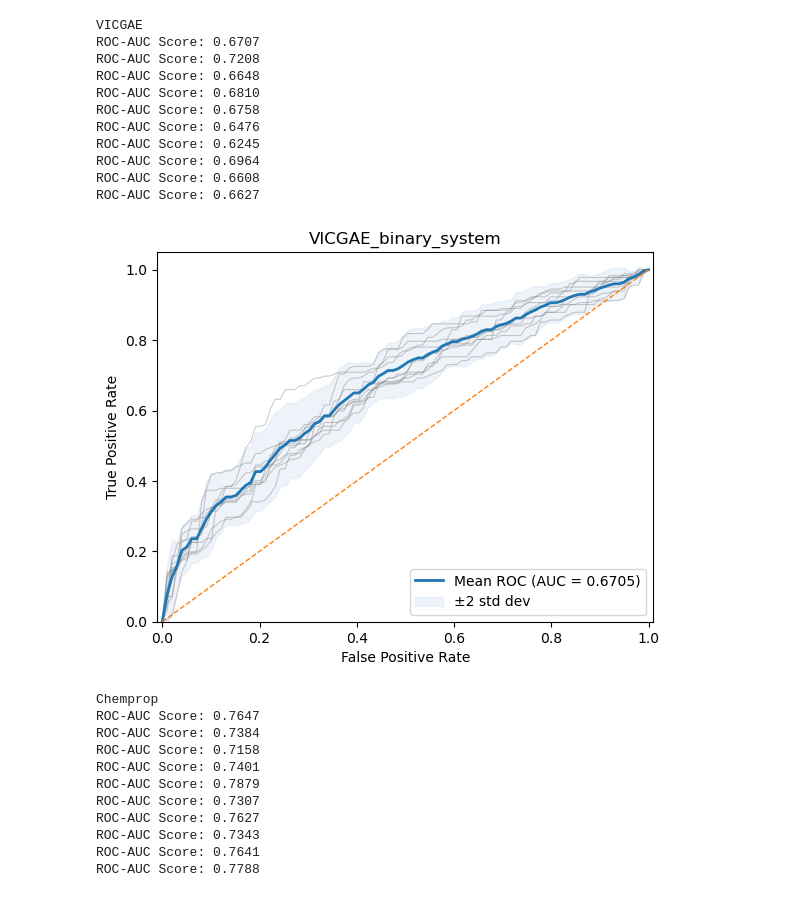
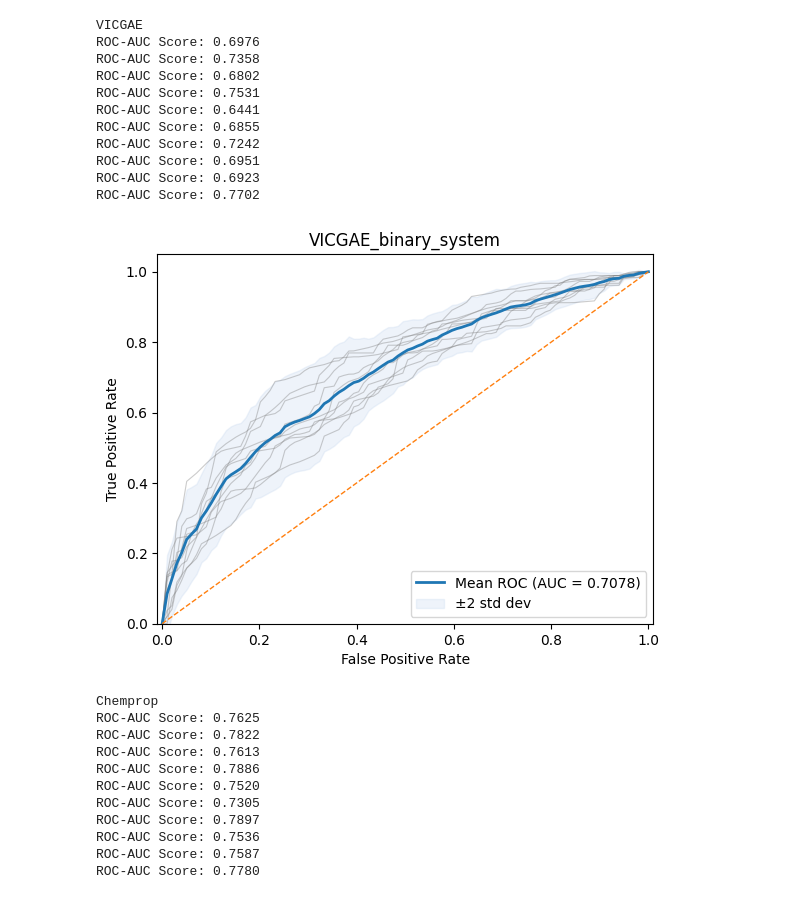
Before and after one commit to mfbliposome/AmphiFoundation, a Jupyter notebook: code/notebooks/Model_comparison1.ipynb, the cells around one changed output. Cells and saved outputs as stored; diff of their text form; code cells hidden in the pictures.

```diff
--- a/code/notebooks/Model_comparison1.ipynb
+++ b/code/notebooks/Model_comparison1.ipynb
@@ -24,19 +21,23 @@ df03 = pd.read_csv('df_total_amphiphiles_baseline_20250710.csv')
 # %%
+# Baseline
+df01 = pd.read_csv('df_total_surfactants_baseline_20250711.csv')
+df02 = pd.read_csv('df_total_binary_baseline_log_20250930.csv')
+df03 = pd.read_csv('df_total_amphiphiles_baseline_20250710.csv')
 # VICGAE
 df11 = pd.read_csv('df_total_surfactants_VICGAE_20250707.csv')
-df12 = pd.read_csv('df_total_binary_VICGAE_20250707.csv')
+df12 = pd.read_csv('df_total_binary_VICGAE_log_20250930.csv')
 df13 = pd.read_csv('df_total_amphiphiles_VICGAE_20250707.csv')
 # Chemprop
 df21 = pd.read_csv('df_total_surfactants_chemprop_20250707.csv')
-df22 = pd.read_csv('df_total_binary_chemprop_20250707.csv')
+df22 = pd.read_csv('df_total_binary_chemprop_log_20250930.csv')
 df23 = pd.read_csv('df_total_amphiphiles_chemprop_20250707.csv')
 # Chemeleon
 df31 = pd.read_csv('df_total_surfactants_chemeleon_20250707.csv')
-df32 = pd.read_csv('df_total_binary_chemeleon_20250707.csv')
+df32 = pd.read_csv('df_total_binary_chemeleon_log_20250930.csv')
 df33 = pd.read_csv('df_total_amphiphiles_chemleon_20250702.csv')
 # SMI-TED
 df41 = pd.read_csv('df_total_surfactants_smi-ted_20250709.csv')
-df42 = pd.read_csv('df_total_20250501.csv')
+df42 = pd.read_csv('df_total_binary_SMI-TED_log_20250930.csv')
 df43 = pd.read_csv('df_total_amphiphiles_smi-ted_20250709.csv')
 # %%
 # For surfactants data
@@ -47,8 +48,8 @@ results_dict1 = {}
 
 for df, model in zip(dfs, model_type):
     print(model)
-    results_df = evaluate_model_performance_regression(df, data_type='surfactants', model_type=model)
+    results_df = evaluate_model_performance_regression_no_normalization(df, data_type='surfactants', model_type=model)
     results_dict1[model] = results_df
-    visualize_latent_space(df, data_type='surfactants', model_type=model)
+    # visualize_latent_space(df, data_type='surfactants', model_type=model)
 # %% [output]
 Baseline
@@ -136,8 +114,8 @@ results_dict2 = {}
 
 for df, model in zip(dfs, model_type):
     print(model)
-    results_df = evaluate_model_performance(df, label_col = 'miscibility', data_type='binary_system', model_type=model)
+    results_df = evaluate_model_performance_d(df, label_col = 'miscibility', data_type='binary_system', model_type=model, save_plot_name='log_weight', output_csv_name='log_weight')
     results_dict2[model] = results_df
-    visualize_latent_space(df, data_type='binary_system', model_type=model)
+    # visualize_latent_space(df, data_type='binary_system', model_type=model)
 # %% [output]
 Baseline
@@ -155,23 +133,23 @@ ROC-AUC Score: 0.7806
 VICGAE
-ROC-AUC Score: 0.6707
-ROC-AUC Score: 0.7208
-ROC-AUC Score: 0.6648
-ROC-AUC Score: 0.6810
-ROC-AUC Score: 0.6758
-ROC-AUC Score: 0.6476
-ROC-AUC Score: 0.6245
-ROC-AUC Score: 0.6964
-ROC-AUC Score: 0.6608
-ROC-AUC Score: 0.6627
+ROC-AUC Score: 0.6976
+ROC-AUC Score: 0.7358
+ROC-AUC Score: 0.6802
+ROC-AUC Score: 0.7531
+ROC-AUC Score: 0.6441
+ROC-AUC Score: 0.6855
+ROC-AUC Score: 0.7242
+ROC-AUC Score: 0.6951
+ROC-AUC Score: 0.6923
+ROC-AUC Score: 0.7702
-[figure, old version]
+[figure, new version]
 Chemprop
-ROC-AUC Score: 0.7647
-ROC-AUC Score: 0.7384
-ROC-AUC Score: 0.7158
-ROC-AUC Score: 0.7401
-ROC-AUC Score: 0.7879
-ROC-AUC Score: 0.7307
-ROC-AUC Score: 0.7627
-ROC-AUC Score: 0.7343
-ROC-AUC Score: 0.7641
-ROC-AUC Score: 0.7788
+ROC-AUC Score: 0.7625
+ROC-AUC Score: 0.7822
+ROC-AUC Score: 0.7613
+ROC-AUC Score: 0.7886
+ROC-AUC Score: 0.7520
+ROC-AUC Score: 0.7305
+ROC-AUC Score: 0.7897
+ROC-AUC Score: 0.7536
+ROC-AUC Score: 0.7587
+ROC-AUC Score: 0.7780
```
Also changed, not shown: parts of 19 cells of this notebook, 13 other files.
